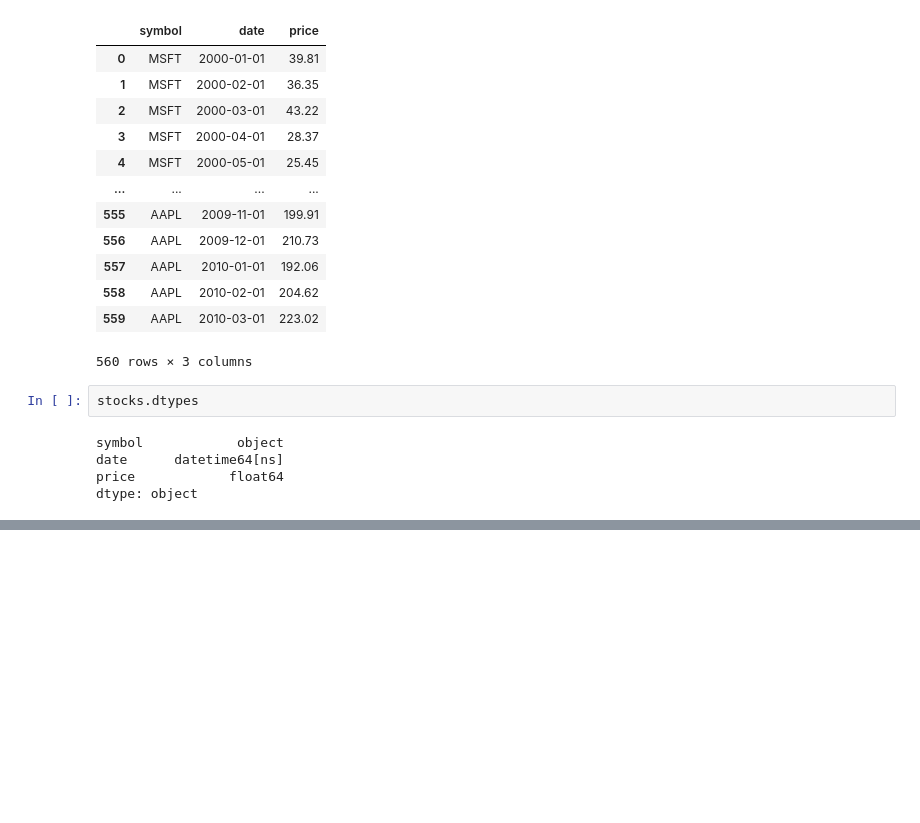
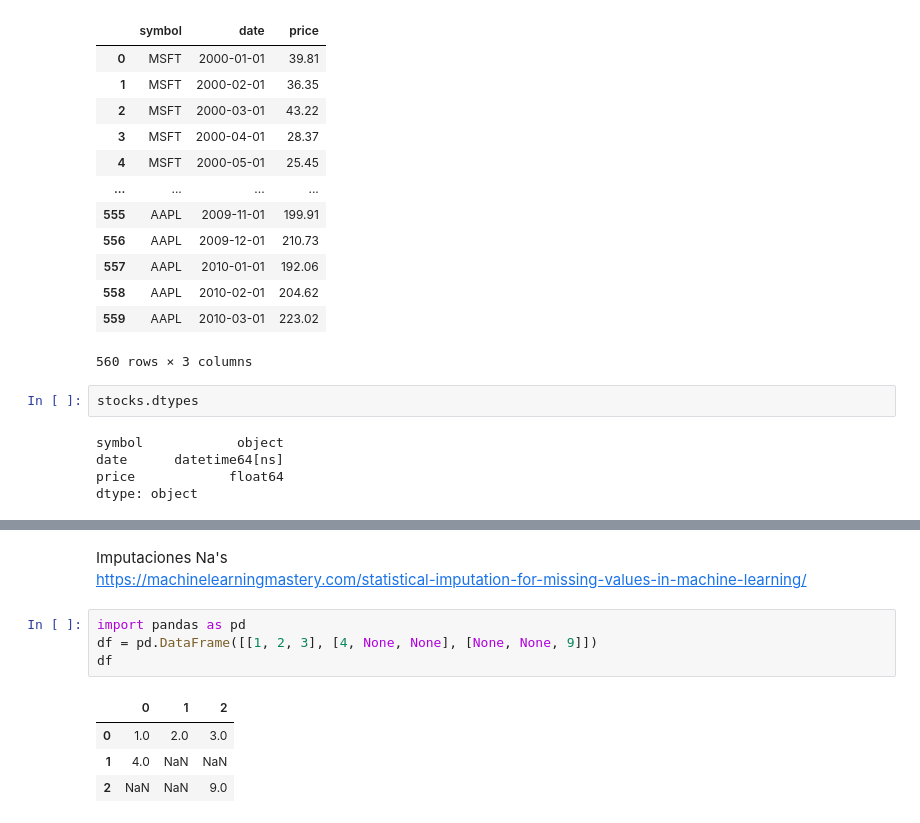
Before and after one commit to yeiscop/PYTHON, a Jupyter notebook: Clas_02_06_Agosto_DatAnova.ipynb, the cells around one changed output, grey strips where cells are left out. Saved outputs shown, nothing was run; the diff lists cells and outputs as text; blank space fills up the shorter version.

```diff
--- a/Clas_02_06_Agosto_DatAnova.ipynb
+++ b/Clas_02_06_Agosto_DatAnova.ipynb
@@ -309,0 +361,12 @@ dtype: object
+# %% [markdown]
+Imputaciones Na's <br/>
+https://machinelearningmastery.com/statistical-imputation-for-missing-values-in-machine-learning/
+# %%
+import pandas as pd
+df = pd.DataFrame([[1, 2, 3], [4, None, None], [None, None, 9]])
+df
+# %% [output]
+|  | 0 | 1 | 2 |
+| 0 | 1.0 | 2.0 | 3.0 |
+| 1 | 4.0 | NaN | NaN |
+| 2 | NaN | NaN | 9.0 |
```
Also changed, not shown: parts of 26 cells of this notebook.
